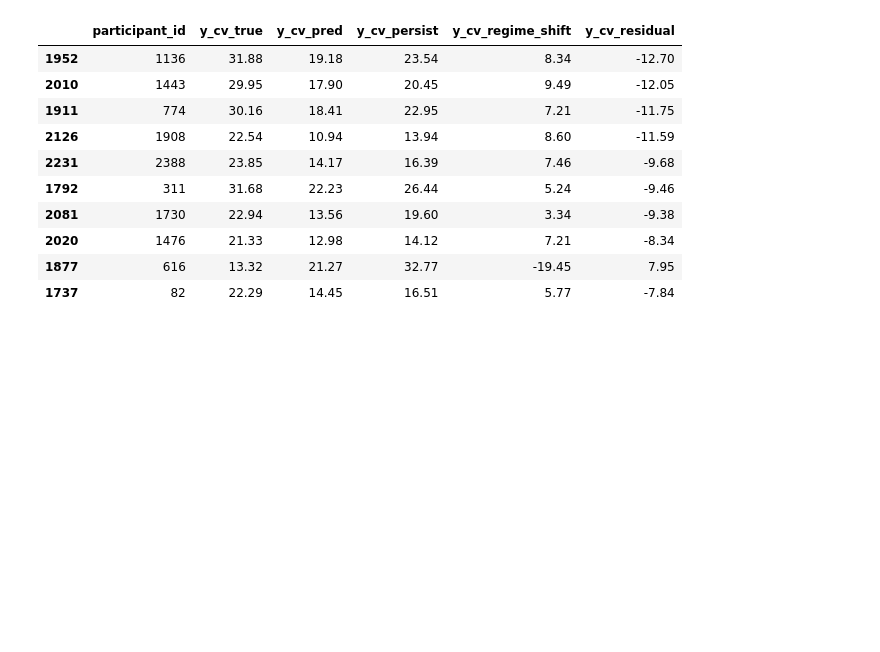
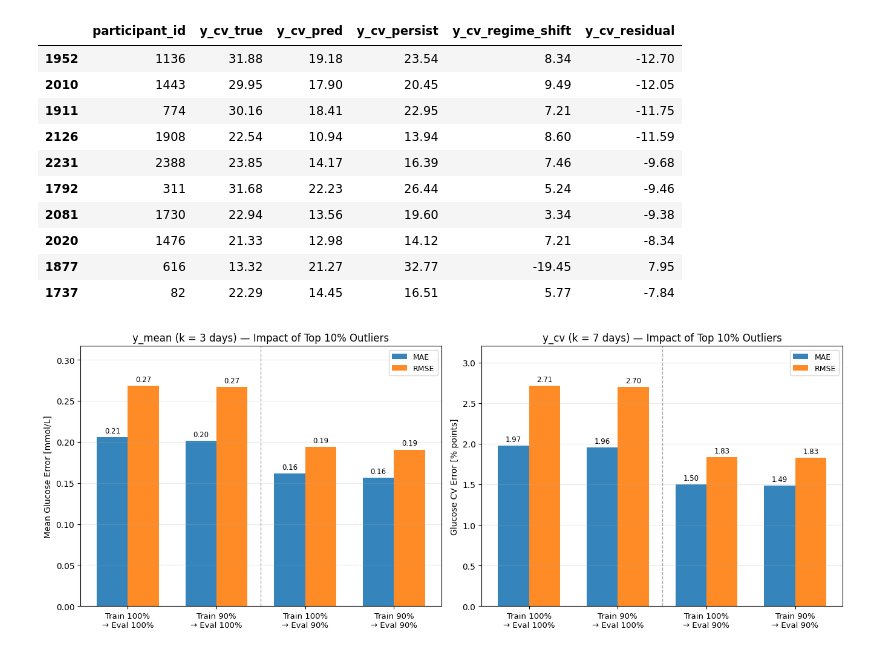
Before and after one commit to isaureimb/MLproject2, a Jupyter notebook: notebooks/Results.ipynb, the cells around one changed output. Cells and saved outputs as stored; diff of their text form; code cells hidden in the pictures; blank space fills up the shorter version.

Commit message:
plot training and evaluation without top10% participants

```diff
--- a/notebooks/Results.ipynb
+++ b/notebooks/Results.ipynb
@@ -199,3 +199,9 @@ display(
 | 2020 | 1476 | 21.33 | 12.98 | 14.12 | 7.21 | -8.34 |
 | 1877 | 616 | 13.32 | 21.27 | 32.77 | -19.45 | 7.95 |
 | 1737 | 82 | 22.29 | 14.45 | 16.51 | 5.77 | -7.84 |
+# %%
+from src.trainer.error_analysis import plot_top10_ablation
+
+plot_top10_ablation()
+# %% [output]
+[figure, added]
```
Also changed, not shown: 1 other file.
